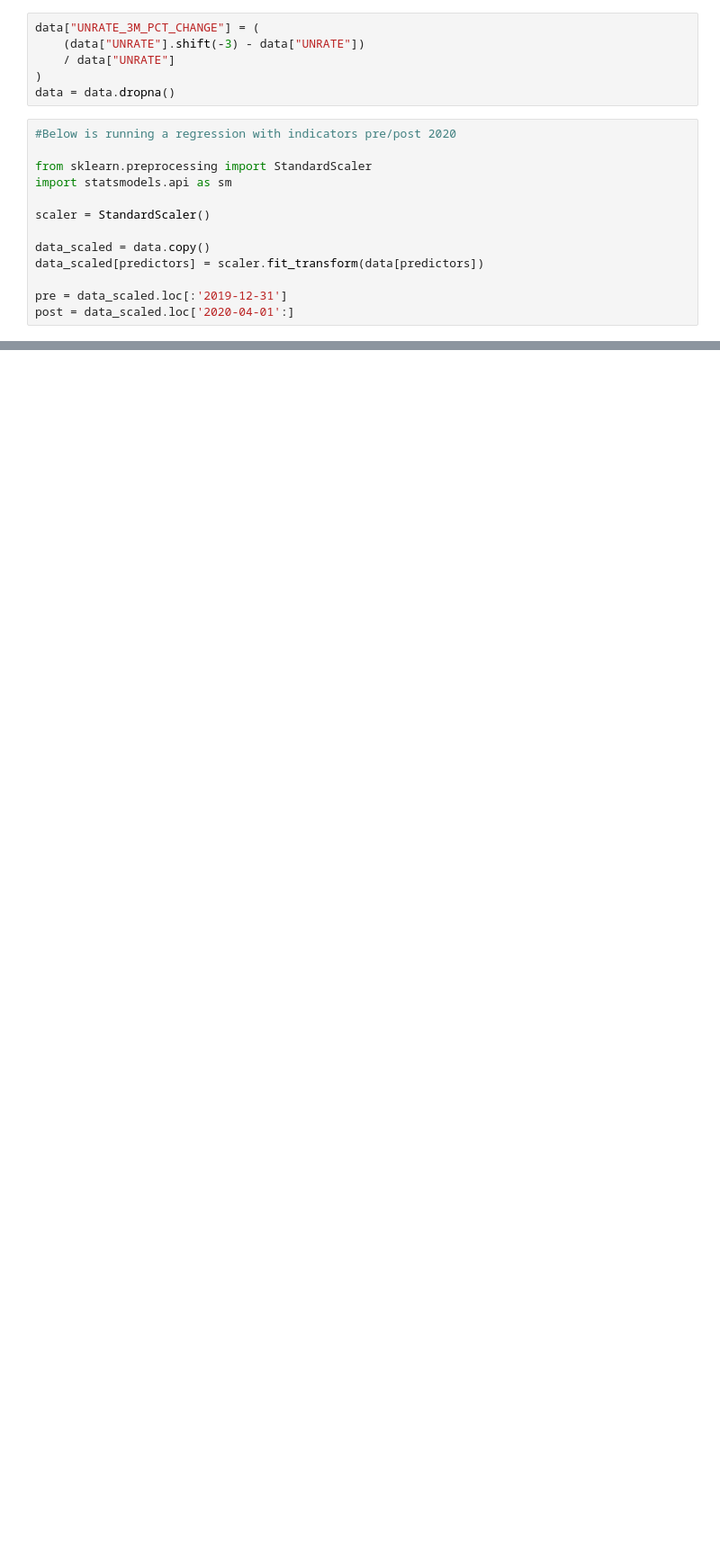
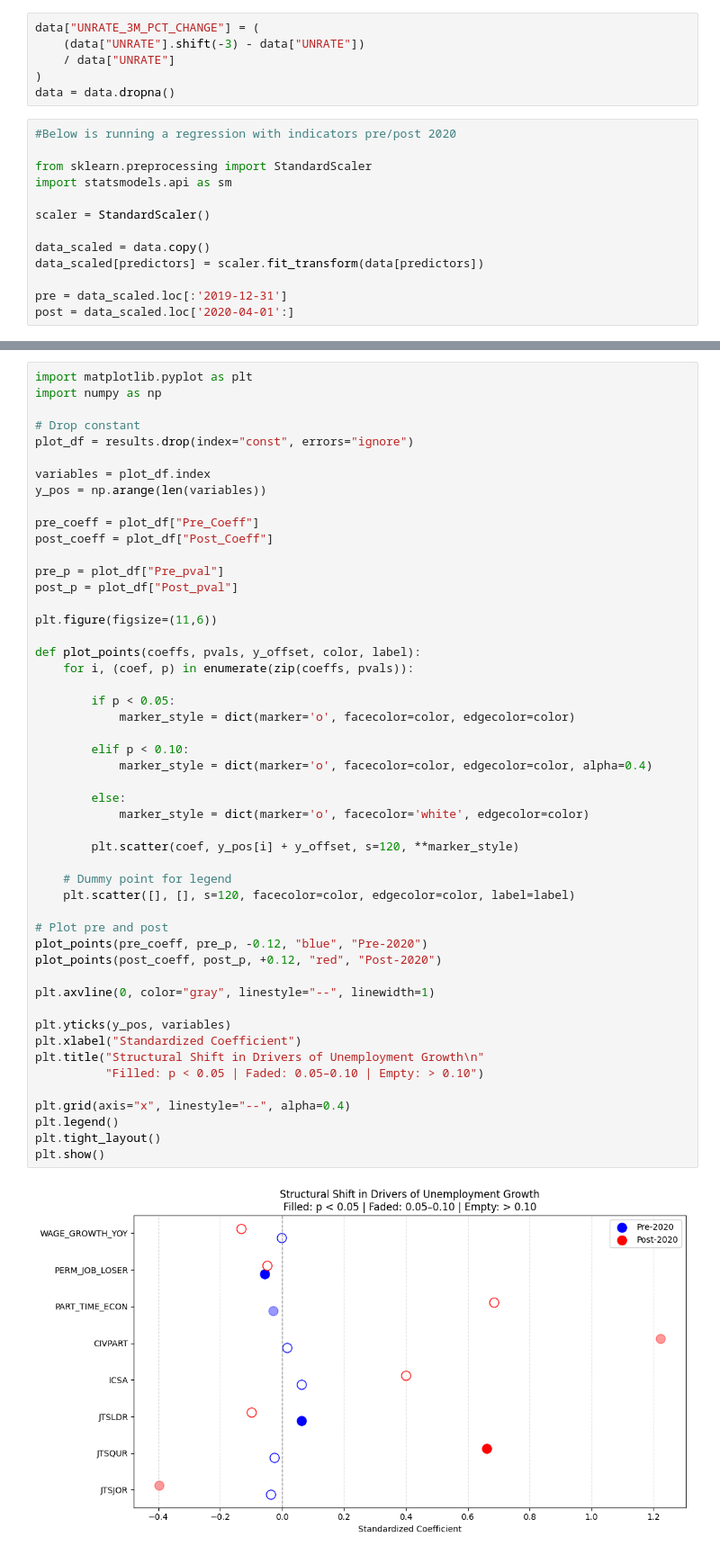
Before and after one commit to UncurledGuide/drivers_of_unemployment, a Jupyter notebook: data.ipynb, the cells around one changed output, grey strips where cells are left out. Shown at 90% size. Cells and saved outputs as stored; diff of their text form; blank space fills up the shorter version.

```diff
--- a/data.ipynb
+++ b/data.ipynb
@@ -278,0 +320,52 @@ Notes:
+# %%
+import matplotlib.pyplot as plt
+import numpy as np
+
+# Drop constant
+plot_df = results.drop(index="const", errors="ignore")
+
+variables = plot_df.index
+y_pos = np.arange(len(variables))
+
+pre_coeff = plot_df["Pre_Coeff"]
+post_coeff = plot_df["Post_Coeff"]
+
+pre_p = plot_df["Pre_pval"]
+post_p = plot_df["Post_pval"]
+
+plt.figure(figsize=(11,6))
+
+def plot_points(coeffs, pvals, y_offset, color, label):
+    for i, (coef, p) in enumerate(zip(coeffs, pvals)):
+
+        if p < 0.05:
+            marker_style = dict(marker='o', facecolor=color, edgecolor=color)
+
+        elif p < 0.10:
+            marker_style = dict(marker='o', facecolor=color, edgecolor=color, alpha=0.4)
+
+        else:
+            marker_style = dict(marker='o', facecolor='white', edgecolor=color)
+
+        plt.scatter(coef, y_pos[i] + y_offset, s=120, **marker_style)
+
+    # Dummy point for legend
+    plt.scatter([], [], s=120, facecolor=color, edgecolor=color, label=label)
+
+# Plot pre and post
+plot_points(pre_coeff, pre_p, -0.12, "blue", "Pre-2020")
+plot_points(post_coeff, post_p, +0.12, "red", "Post-2020")
+
+plt.axvline(0, color="gray", linestyle="--", linewidth=1)
+
+plt.yticks(y_pos, variables)
+plt.xlabel("Standardized Coefficient")
+plt.title("Structural Shift in Drivers of Unemployment Growth\n"
+          "Filled: p < 0.05 | Faded: 0.05–0.10 | Empty: > 0.10")
+
+plt.grid(axis="x", linestyle="--", alpha=0.4)
+plt.legend()
+plt.tight_layout()
+plt.show()
+# %% [output]
+[figure, added]
```
Also changed, not shown: parts of 11 cells of this notebook.
